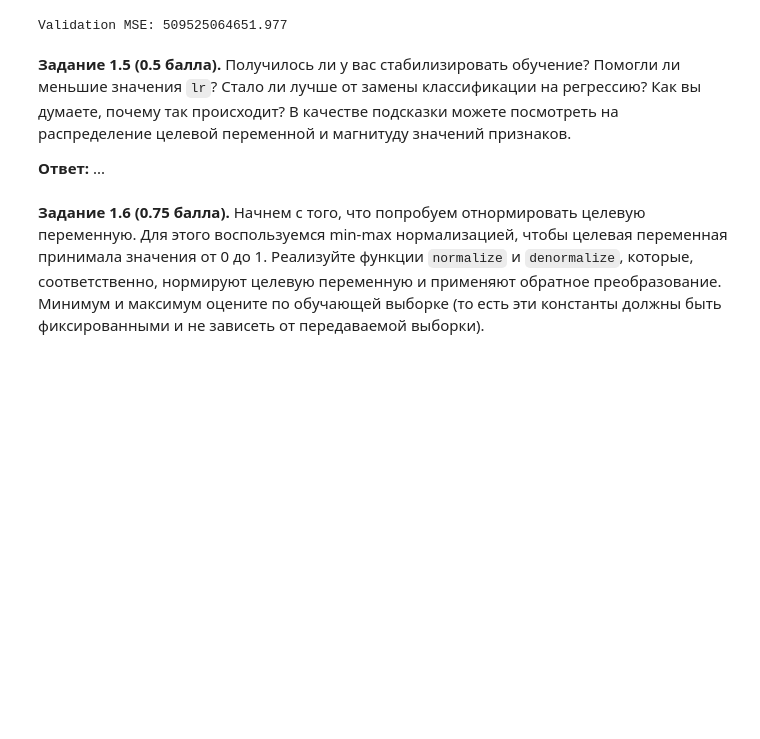
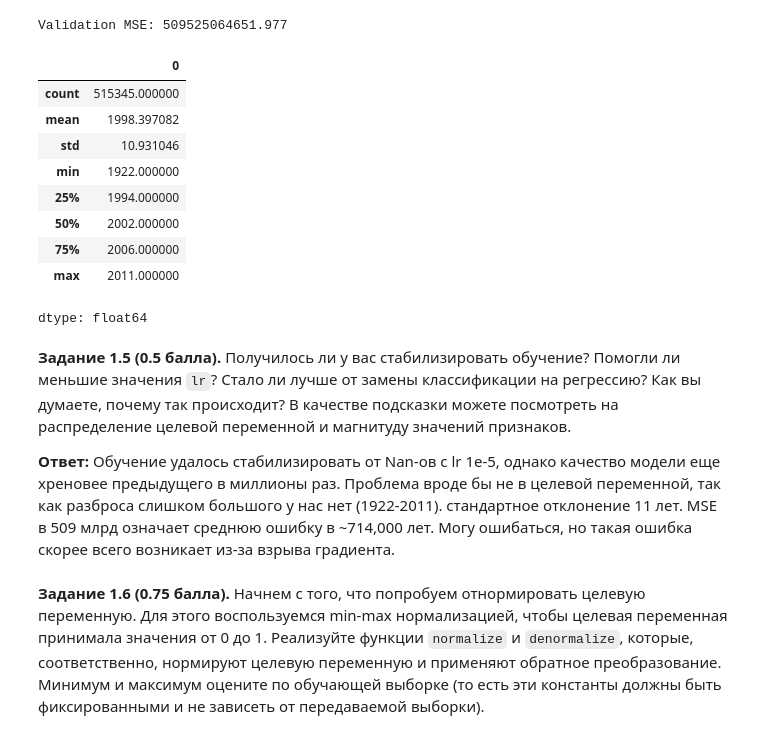
Before and after one commit to DmitriyPyankov/C0ver_letter_bot, a Jupyter notebook: homeworks/HW1/HW1_Light.ipynb, the cells around one changed output. Saved outputs shown, nothing was run; the diff lists cells and outputs as text; code cells hidden in the pictures; blank space fills up the shorter version.

```diff
--- a/homeworks/HW1/HW1_Light.ipynb
+++ b/homeworks/HW1/HW1_Light.ipynb
@@ -495,10 +508,24 @@ train_mse, val_mse = train_and_validate(
 # %% [output]
 [figure]
 Validation MSE: 509525064651.977
+# %%
+df.iloc[:, 0].describe()
+# %% [output]
+|  | 0 |
+| count | 515345.000000 |
+| mean | 1998.397082 |
+| std | 10.931046 |
+| min | 1922.000000 |
+| 25% | 1994.000000 |
+| 50% | 2002.000000 |
+| 75% | 2006.000000 |
+| max | 2011.000000 |
+dtype: float64
 # %% [markdown]
 **Задание 1.5 (0.5 балла).** Получилось ли у вас стабилизировать обучение? Помогли ли меньшие значения `lr`? Стало ли лучше от замены классификации на регрессию? Как вы думаете, почему так происходит? В качестве подсказки можете посмотреть на распределение целевой переменной и магнитуду значений признаков.
 
-**Ответ:** ...
+**Ответ:** Обучение удалось стабилизировать от Nan-ов с lr 1e-5, однако качество модели еще хреновее предыдущего в миллионы раз.
+Проблема вроде бы не в целевой переменной, так как разброса слишком большого у нас нет (1922-2011). стандартное отклонение 11 лет. MSE в 509 млрд означает среднюю ошибку в ~714,000 лет. Могу ошибаться, но такая ошибка скорее всего возникает из-за взрыва градиента.
 # %% [markdown]
 **Задание 1.6 (0.75 балла).** Начнем с того, что попробуем отнормировать целевую переменную. Для этого воспользуемся min-max нормализацией, чтобы целевая переменная принимала значения от 0 до 1. Реализуйте функции `normalize` и `denormalize`, которые, соответственно, нормируют целевую переменную и применяют обратное преобразование. Минимум и максимум оцените по обучающей выборке (то есть эти константы должны быть фиксированными и не зависеть от передаваемой выборки).
 # %%
```
Also changed, not shown: parts of 1 cell of this notebook.
